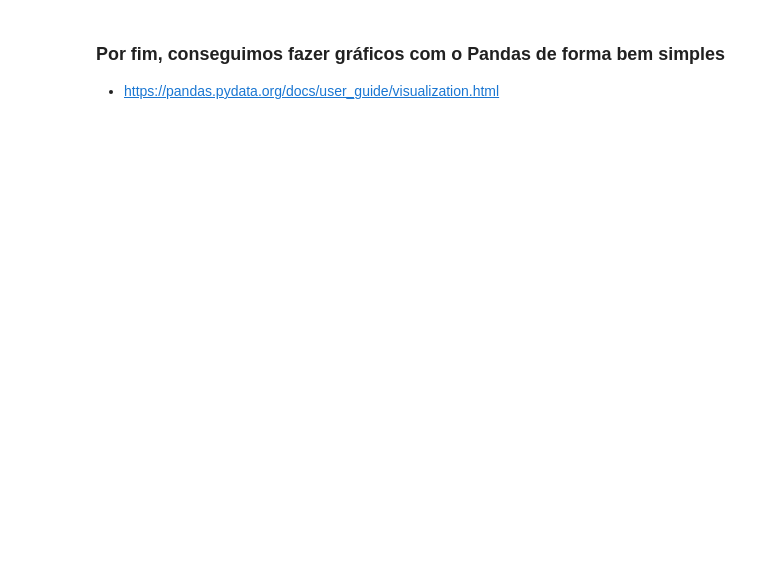
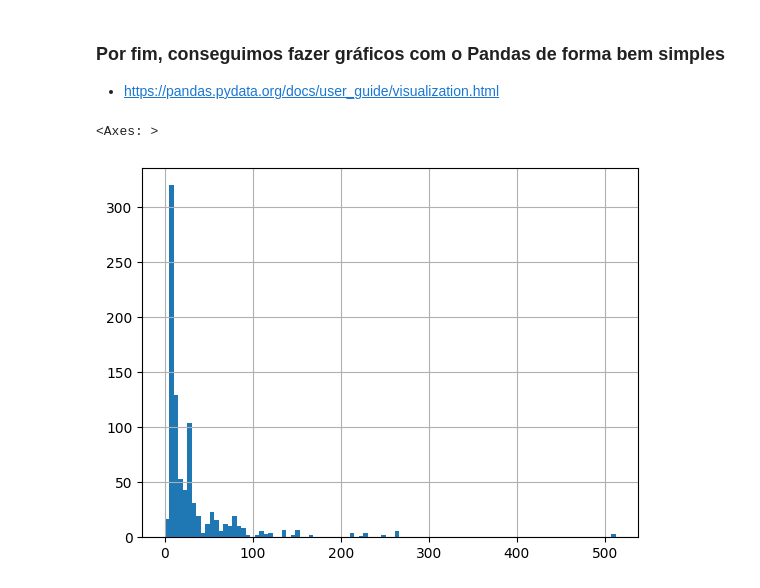
Before and after one commit to IgorAlvaredo/basico_ciencia_dados, a Jupyter notebook: Aula 2 - Conceitos fundamentais do Pandas para Ciência de Dados/Pandas_-_Arquivo_Inicial.ipynb, the cells around one changed output. Cells and saved outputs as stored; diff of their text form; code cells hidden in the pictures; blank space fills up the shorter version.

```diff
--- a/Aula 2 - Conceitos fundamentais do Pandas para Ciência de Dados/Pandas_-_Arquivo_Inicial.ipynb
+++ b/Aula 2 - Conceitos fundamentais do Pandas para Ciência de Dados/Pandas_-_Arquivo_Inicial.ipynb
@@ -155,4 +382,8 @@ import matplotlib.pyplot as plt
 # %%
 # É possível fazer um histograma simples
+base.Fare.hist(bins = 100)
+# %% [output]
+<Axes: >
+[figure, added]
 # %%
 # Gráficos de barras
```
Also changed, not shown: parts of 26 cells of this notebook.
